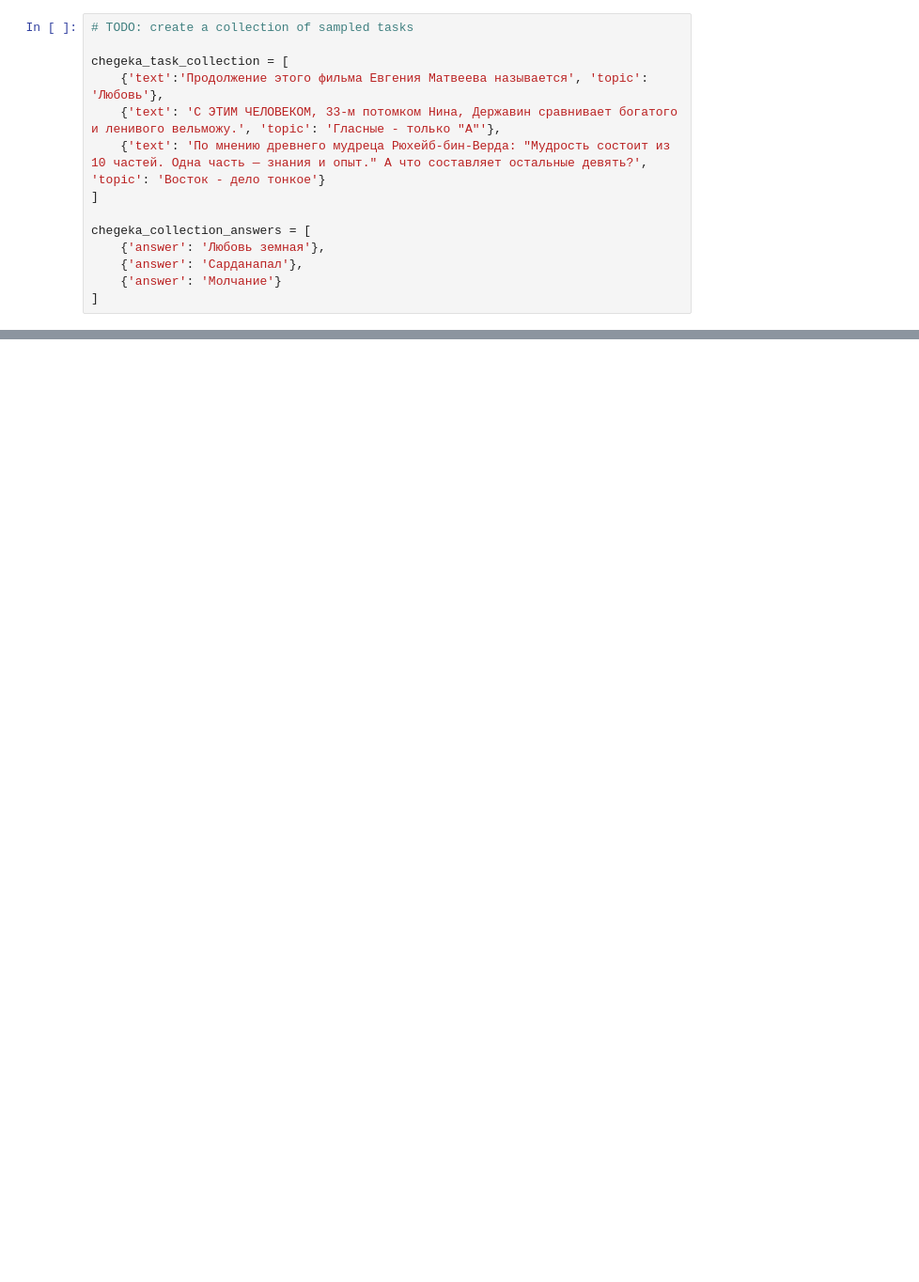
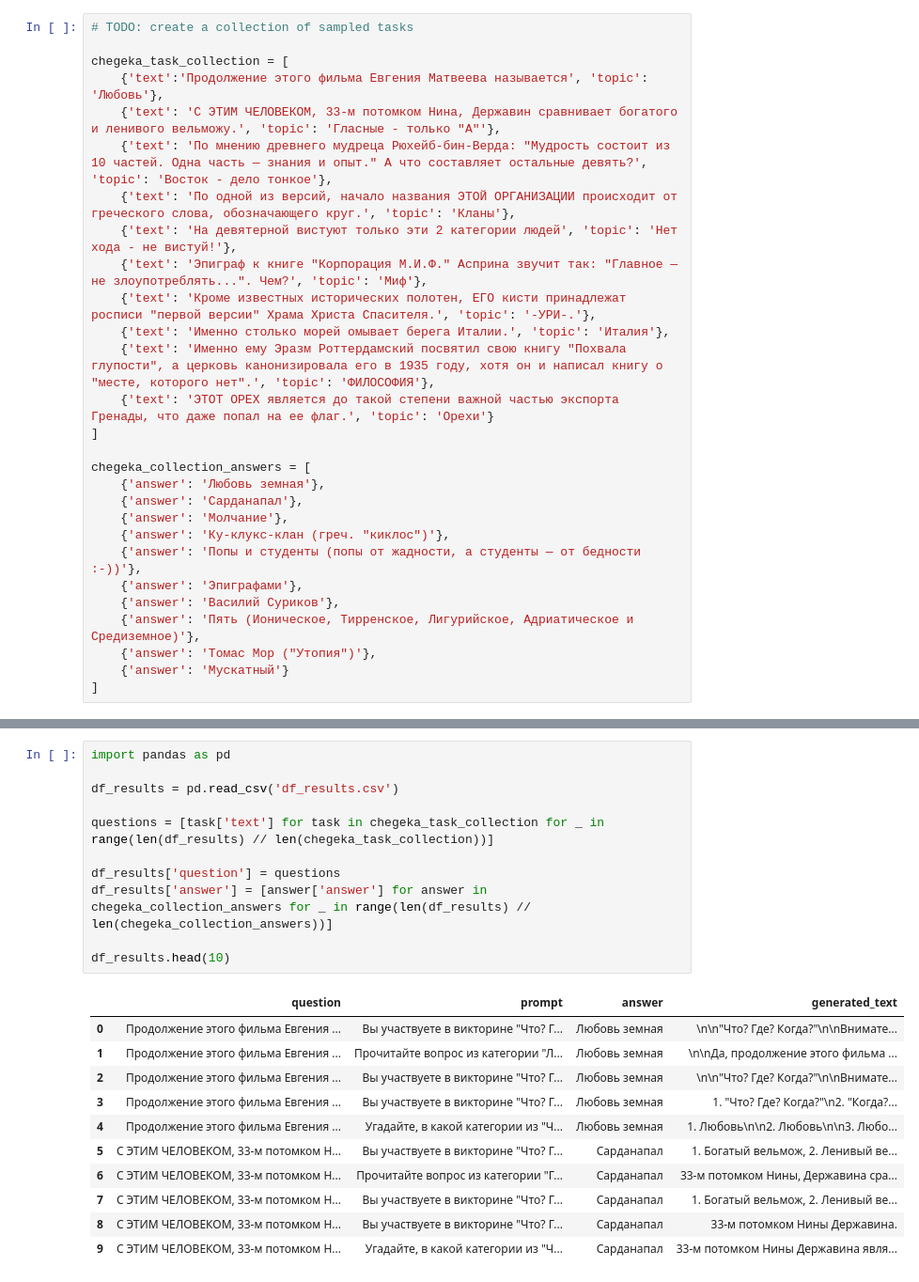
Before and after one commit to MrSimple07/KMU_application, a Jupyter notebook: prompt_stability_(2).ipynb, the cells around one changed output, grey strips where cells are left out. Shown: that part at 94% size. Cells and saved outputs as stored; diff of their text form; blank space fills up the shorter version.

```diff
--- a/prompt_stability_(2).ipynb
+++ b/prompt_stability_(2).ipynb
@@ -33,11 +93,25 @@ chegeka_prompt_collection = [
 chegeka_task_collection = [
     {'text':'Продолжение этого фильма Евгения Матвеева называется', 'topic': 'Любовь'},
     {'text': 'С ЭТИМ ЧЕЛОВЕКОМ, 33-м потомком Нина, Державин сравнивает богатого и ленивого вельможу.', 'topic': 'Гласные - только "А"'},
-    {'text': 'По мнению древнего мудреца Рюхейб-бин-Верда: "Мудрость состоит из 10 частей. Одна часть — знания и опыт." А что составляет остальные девять?', 'topic': 'Восток - дело тонкое'}
+    {'text': 'По мнению древнего мудреца Рюхейб-бин-Верда: "Мудрость состоит из 10 частей. Одна часть — знания и опыт." А что составляет остальные девять?', 'topic': 'Восток - дело тонкое'},
+    {'text': 'По одной из версий, начало названия ЭТОЙ ОРГАНИЗАЦИИ происходит от греческого слова, обозначающего круг.', 'topic': 'Кланы'},
+    {'text': 'На девятерной вистуют только эти 2 категории людей', 'topic': 'Нет хода - не вистуй!'},
+    {'text': 'Эпиграф к книге "Корпорация М.И.Ф." Асприна звучит так: "Главное — не злоупотреблять...". Чем?', 'topic': 'Миф'},
+    {'text': 'Кроме известных исторических полотен, ЕГО кисти принадлежат росписи "первой версии" Храма Христа Спасителя.', 'topic': '-УРИ-.'},
+    {'text': 'Именно столько морей омывает берега Италии.', 'topic': 'Италия'},
+    {'text': 'Именно ему Эразм Роттердамский посвятил свою книгу "Похвала глупости", а церковь канонизировала его в 1935 году, хотя он и написал книгу о "месте, которого нет".', 'topic': 'ФИЛОСОФИЯ'},
+    {'text': 'ЭТОТ ОРЕХ является до такой степени важной частью экспорта Гренады, что даже попал на ее флаг.', 'topic': 'Орехи'}
 ]
 
 chegeka_collection_answers = [
     {'answer': 'Любовь земная'},
     {'answer': 'Сарданапал'},
-    {'answer': 'Молчание'}
+    {'answer': 'Молчание'},
+    {'answer': 'Ку-клукс-клан (греч. "киклос")'},
+    {'answer': 'Попы и студенты (попы от жадности, а студенты — от бедности :-))'},
+    {'answer': 'Эпиграфами'},
+    {'answer': 'Василий Суриков'},
+    {'answer': 'Пять (Ионическое, Тирренское, Лигурийское, Адриатическое и Средиземное)'},
+    {'answer': 'Томас Мор ("Утопия")'},
+    {'answer': 'Мускатный'}
 ]
@@ -69,0 +209,23 @@ Setting `pad_token_id` to `eos_token_id`:2 for open-end generation.
+# %%
+import pandas as pd
+
+df_results = pd.read_csv('df_results.csv')
+
+questions = [task['text'] for task in chegeka_task_collection for _ in range(len(df_results) // len(chegeka_task_collection))]
+
+df_results['question'] = questions
+df_results['answer'] = [answer['answer'] for answer in chegeka_collection_answers for _ in range(len(df_results) // len(chegeka_collection_answers))]
+
+df_results.head(10)
+# %% [output]
+|  | question | prompt | answer | generated_text |
+| 0 | Продолжение этого фильма Евгения ... | Вы участвуете в викторине "Что? Г... | Любовь земная | \n\n"Что? Где? Когда?"\n\nВнимате... |
+| 1 | Продолжение этого фильма Евгения ... | Прочитайте вопрос из категории "Л... | Любовь земная | \n\nДа, продолжение этого фильма ... |
+| 2 | Продолжение этого фильма Евгения ... | Вы участвуете в викторине "Что? Г... | Любовь земная | \n\n"Что? Где? Когда?"\n\nВнимате... |
+| 3 | Продолжение этого фильма Евгения ... | Вы участвуете в викторине "Что? Г... | Любовь земная | 1. "Что? Где? Когда?"\n2. "Когда?... |
+| 4 | Продолжение этого фильма Евгения ... | Угадайте, в какой категории из "Ч... | Любовь земная | 1. Любовь\n\n2. Любовь\n\n3. Любо... |
+| 5 | С ЭТИМ ЧЕЛОВЕКОМ, 33-м потомком Н... | Вы участвуете в викторине "Что? Г... | Сарданапал | 1. Богатый вельмож, 2. Ленивый ве... |
+| 6 | С ЭТИМ ЧЕЛОВЕКОМ, 33-м потомком Н... | Прочитайте вопрос из категории "Г... | Сарданапал | 33-м потомком Нины, Державина сра... |
+| 7 | С ЭТИМ ЧЕЛОВЕКОМ, 33-м потомком Н... | Вы участвуете в викторине "Что? Г... | Сарданапал | 1. Богатый вельмож, 2. Ленивый ве... |
+| 8 | С ЭТИМ ЧЕЛОВЕКОМ, 33-м потомком Н... | Вы участвуете в викторине "Что? Г... | Сарданапал | 33-м потомком Нины Державина. |
+| 9 | С ЭТИМ ЧЕЛОВЕКОМ, 33-м потомком Н... | Угадайте, в какой категории из "Ч... | Сарданапал | 33-м потомком Нины Державина явля... |
```
Also changed, not shown: parts of 15 cells of this notebook.
